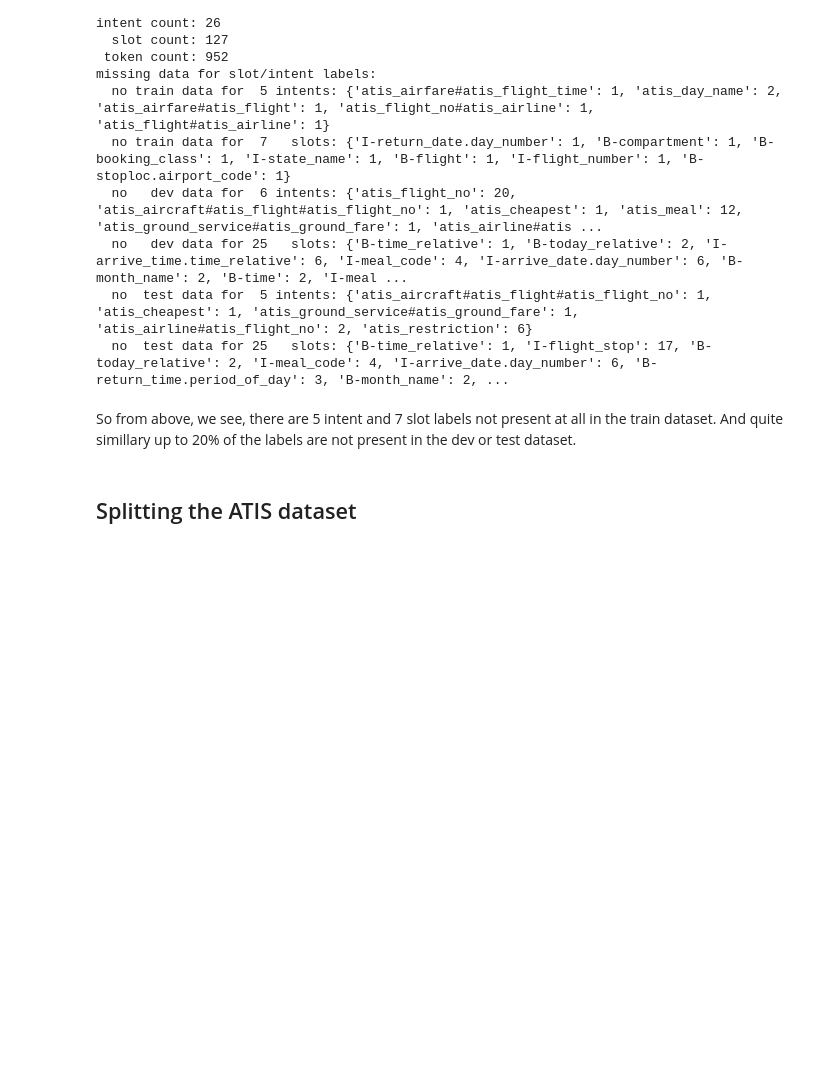
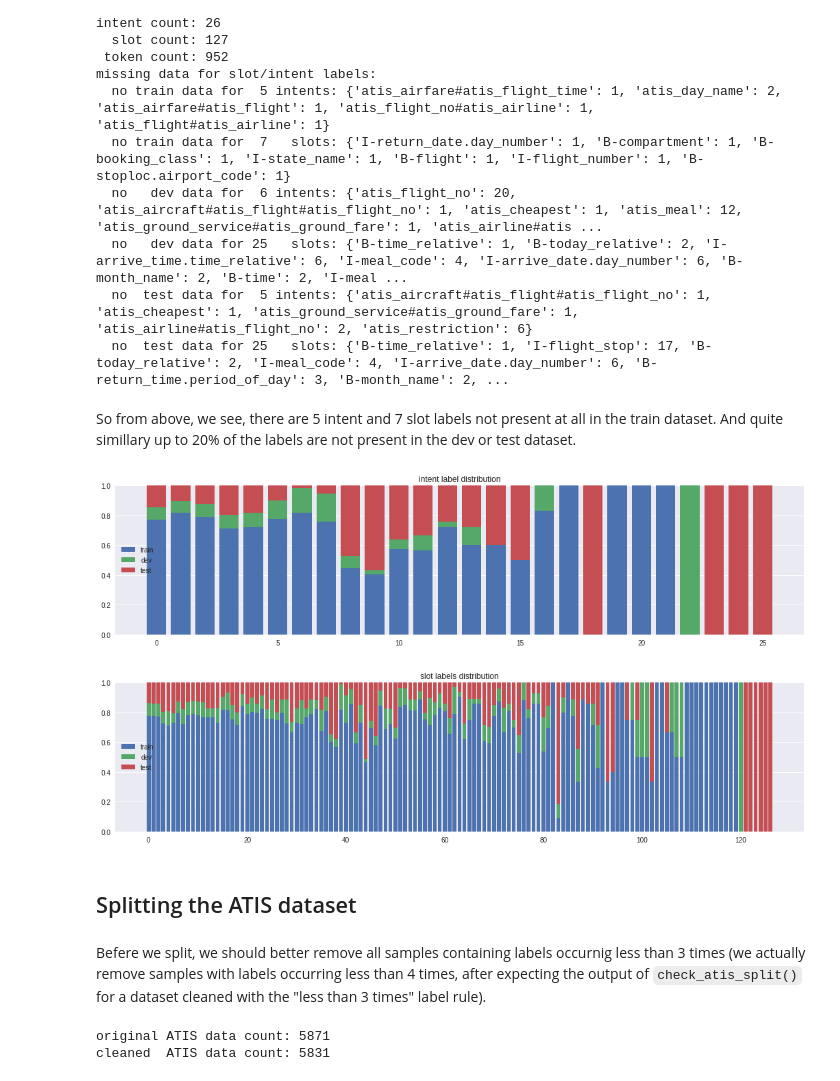
Before and after one commit to kpe/notebooks, a Jupyter notebook: atis_resplit.ipynb, the cells around one changed output. Saved outputs shown, nothing was run; the diff lists cells and outputs as text; code cells hidden in the pictures; blank space fills up the shorter version.

```diff
--- a/atis_resplit.ipynb
+++ b/atis_resplit.ipynb
@@ -131,5 +134,58 @@ missing data for slot/intent labels:
   no  test data for 25   slots: {'B-time_relative': 1, 'I-flight_stop': 17, 'B-today_relative': 2, 'I-meal_code': 4, 'I-arrive_date.day_number': 6, 'B-return_time.period_of_day': 3, 'B-month_name': 2, ...
 # %% [markdown]
 So from above, we see, there are 5 intent and 7 slot labels not present at all in the train dataset. And quite simillary up to 20% of the labels are not present in the dev or test dataset.
+# %%
+def visualize_atis_split(train,dev,test):
+  (_,ts,ti), (_,ds,di), (_,es,ei) = map(atis_label_counts,
+                                        [train, dev, test])
+  _,alls, alli = atis_label_counts(train+dev+test)
+
+  tsc,dsc,esc,asc = (np.array([d[slot]   for slot,_   in alls.most_common()])
+                     for d in [ts,ds,es, alls])
+  tic,dic,eic,aic = (np.array([d[intent] for intent,_ in alli.most_common()])
+                     for d in [ti,di,ei, alli])
+
+  plt.figure(figsize=(18,4))
+  plt.title('intent label distribution')
+  plt.bar(x=np.arange(len(tic)), height=tic/aic,                       label='train')
+  plt.bar(x=np.arange(len(dic)), height=dic/aic, bottom=tic/aic,       label='dev')
+  plt.bar(x=np.arange(len(eic)), height=eic/aic, bottom=(tic+dic)/aic, label='test')
+  plt.legend(loc='center left', fancybox=True, framealpha=0.5)
+
+  plt.figure(figsize=(18,4))
+  plt.title('slot labels distribution')
+  plt.bar(x=np.arange(len(tsc)), height=tsc/asc,                       label='train')
+  plt.bar(x=np.arange(len(dsc)), height=dsc/asc, bottom=tsc/asc,       label='dev')
+  plt.bar(x=np.arange(len(esc)), height=esc/asc, bottom=(tsc+dsc)/asc, label='test')
+  plt.legend(loc='center left', fancybox=True, framealpha=0.5)
+
+visualize_atis_split(train,dev,test)
+# %% [output]
+[figure, added]
+[figure, added]
 # %% [markdown]
 ## Splitting the ATIS dataset
+# %% [markdown]
+Befere we split, we should better remove all samples containing labels occurnig less than 3 times (we actually remove samples with labels occurring less than 4 times, after expecting the output of `check_atis_split()` for a dataset cleaned with the "less than 3 times" label rule).
+# %%
+test,dev,train = map(atis.get, ['atis.test','atis-2.dev','atis-2.train'])
+atis_all = train + dev + test
+
+# count label frequencies
+_, slot_labs, intent_labs = atis_label_counts(atis_all)
+
+# filter labels occuring only once per split
+clean_slots   = dict(filter(lambda t: t[1] > 3, slot_labs.most_common()))
+clean_intents = dict(filter(lambda t: t[1] > 3, intent_labs.most_common()))
+
+# remove the corresponding data samples
+atis_clean = list(filter(lambda t: set(t[1]).issubset(clean_slots),
+                         atis_all))
+atis_clean = list(filter(lambda t: t[2] in clean_intents,
+                         atis_clean))
+
+print("original ATIS data count:",len(atis_all))
+print("cleaned  ATIS data count:",len(atis_clean))
+# %% [output]
+original ATIS data count: 5871
+cleaned  ATIS data count: 5831
```
Also changed, not shown: parts of 7 cells of this notebook.
